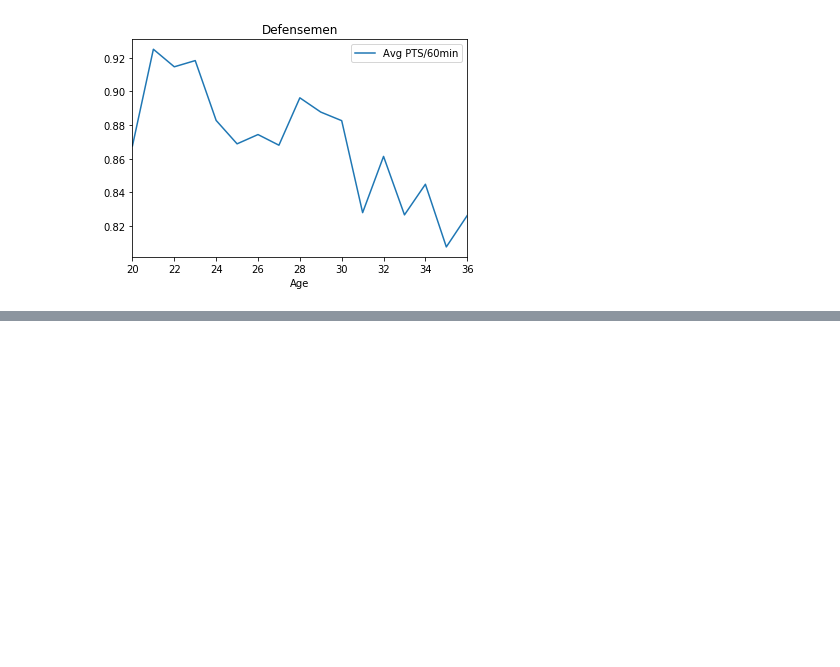
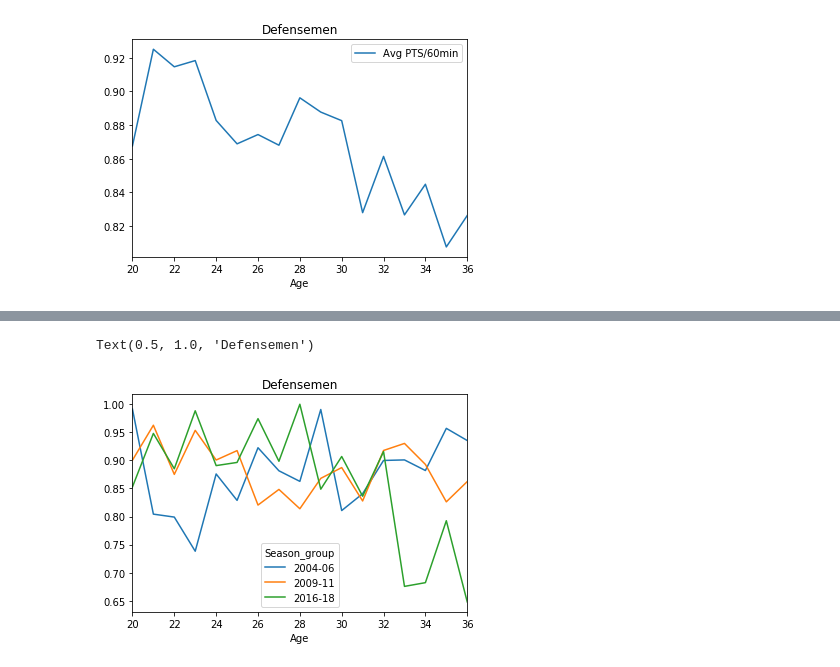
Before and after one commit to Silveris/HockeyStuff, a Jupyter notebook: data_analysis.ipynb, the cells around one changed output, grey strips where cells are left out. Cells and saved outputs as stored; diff of their text form; code cells hidden in the pictures; blank space fills up the shorter version.

```diff
--- a/data_analysis.ipynb
+++ b/data_analysis.ipynb
@@ -142,0 +182,8 @@ new_df.unstack("Season").plot(kind="line", y = "Med PTS/60min")
+# %%
+new_df = three_year_group(defensemen_data)
+new_df = multi_groupby_avg(new_df, "Age", "Season_group")
+new_df.unstack("Season_group").plot(kind="line", y = "Avg PTS/60min")
+plt.title("Defensemen - Avg")
+# %% [output]
+Text(0.5, 1.0, 'Defensemen')
+[figure, added]
```
Also changed, not shown: parts of 8 cells of this notebook.
